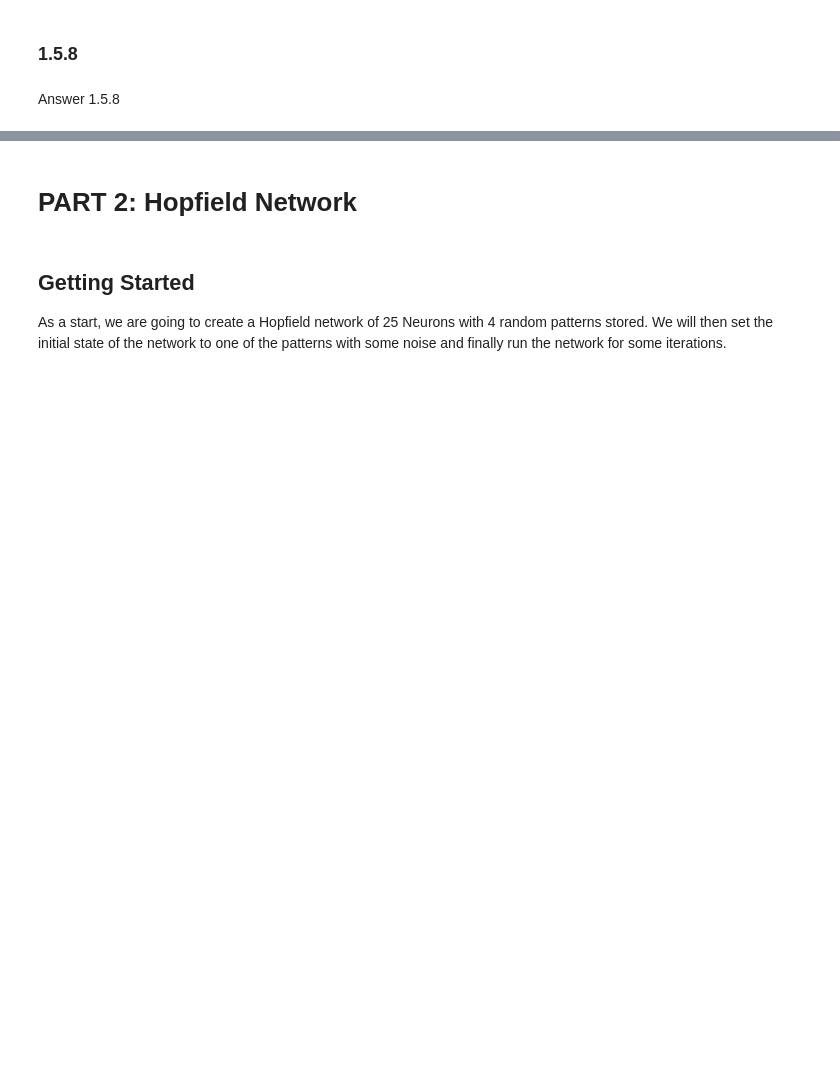
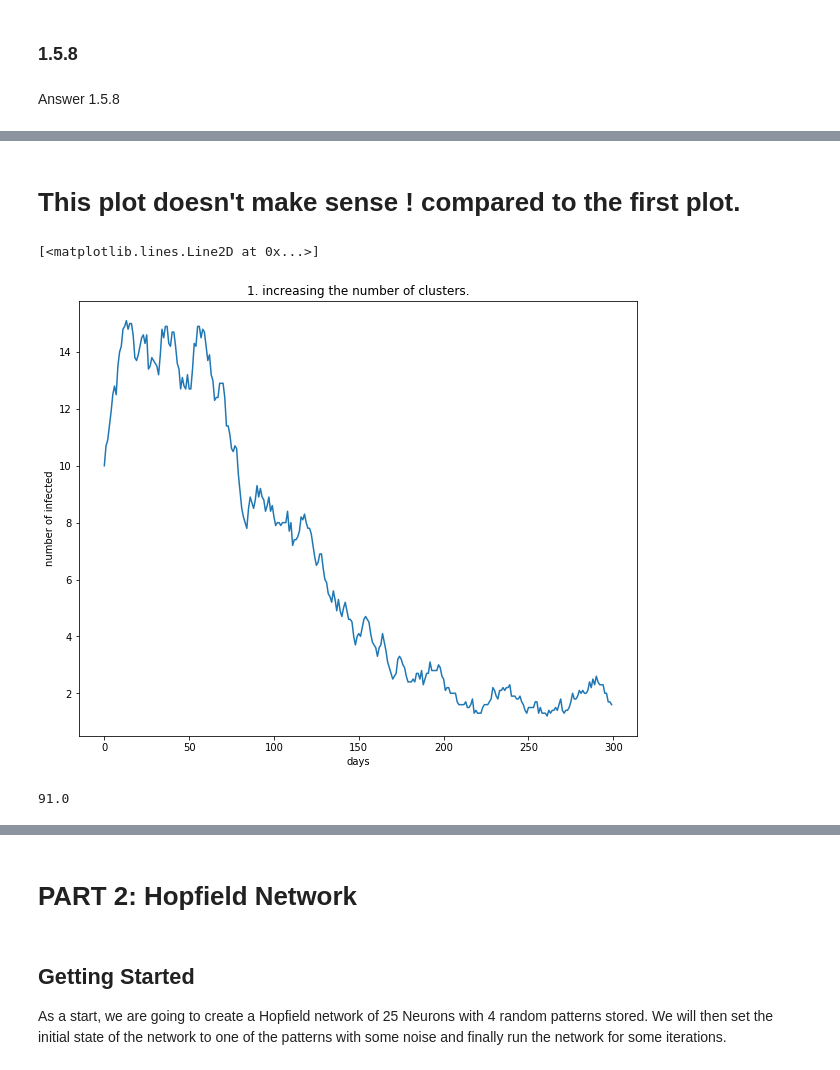
Before and after one commit to KiyarashFarivar/bmnn, a Jupyter notebook: project2/final_project2.ipynb, the cells around one changed output, grey strips where cells are left out. Drawn from its saved outputs; the diff is of its cells as text; code cells hidden in the pictures; blank space fills up the shorter version.

```diff
--- a/project2/final_project2.ipynb
+++ b/project2/final_project2.ipynb
@@ -640,0 +648,37 @@ Answer 1.5.8
+# %%
+#1. increasing the number of clusters.
+# make the graph
+N = 1000
+# assume each cluster has fixed number of neurons 50
+N_c = 50
+num_clusters = int(N/N_c)
+P_intra = 1
+P_extra = 49/5000
+
+CG = cluster_Graph(N=N, clusters=num_clusters, P_intra=P_intra, P_extra=P_extra)
+
+G=nx.from_numpy_matrix(CG.Matrix) #create graph from binary matrix
+
+# run the graph
+dt = 0.01
+s = 0.1
+I0 = 10
+tend = 300
+R0 = 2.3
+
+S,I = simulation_graph(G,I0,R0,s,tend=tend, dt=dt,modulation = False, average=10)
+# %% [markdown]
+# This plot doesn't make sense ! compared to the first plot.
+# %%
+plt.figure(figsize=(10,8))
+plt.title('1. increasing the number of clusters.')
+plt.xlabel('days')
+plt.ylabel('number of infected')
+plt.plot(np.sum(I,axis=0)/I.shape[0])
+# %% [output]
+[<matplotlib.lines.Line2D at 0x...>]
+[figure, added]
+# %%
+1001/11
+# %% [output]
+91.0
```
Also changed, not shown: parts of 14 cells of this notebook.
